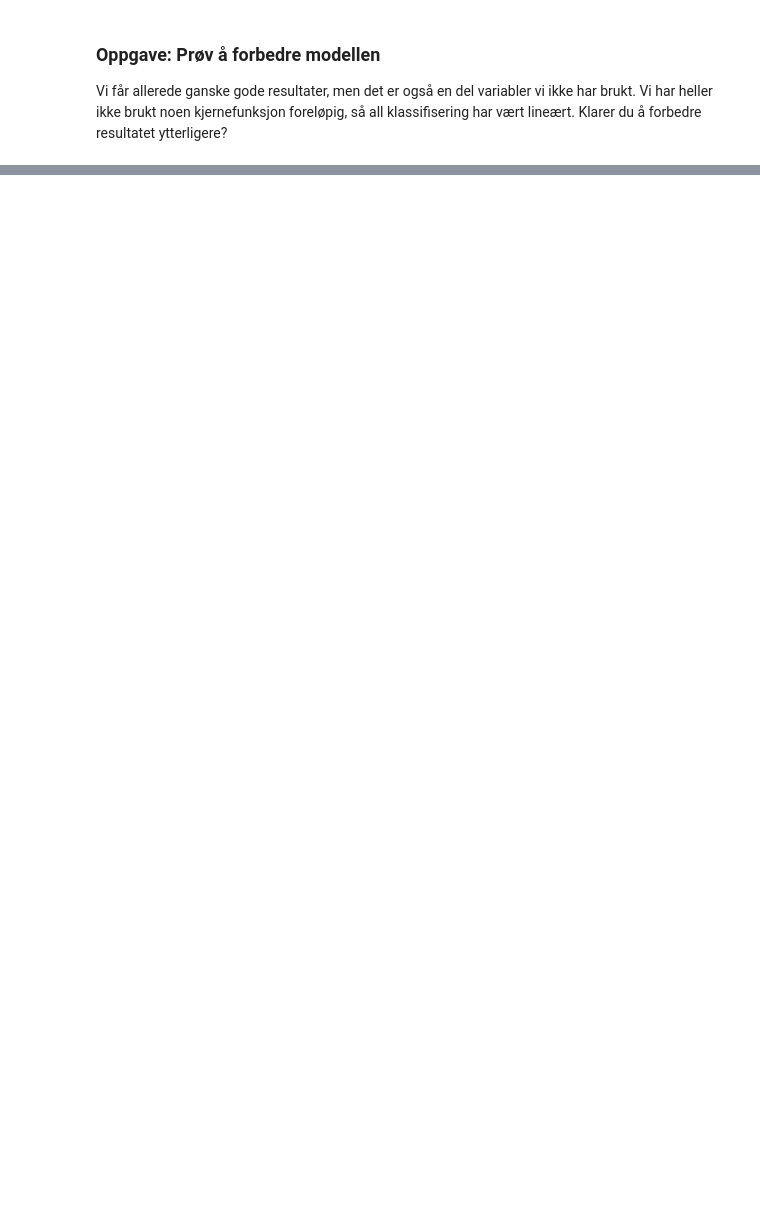
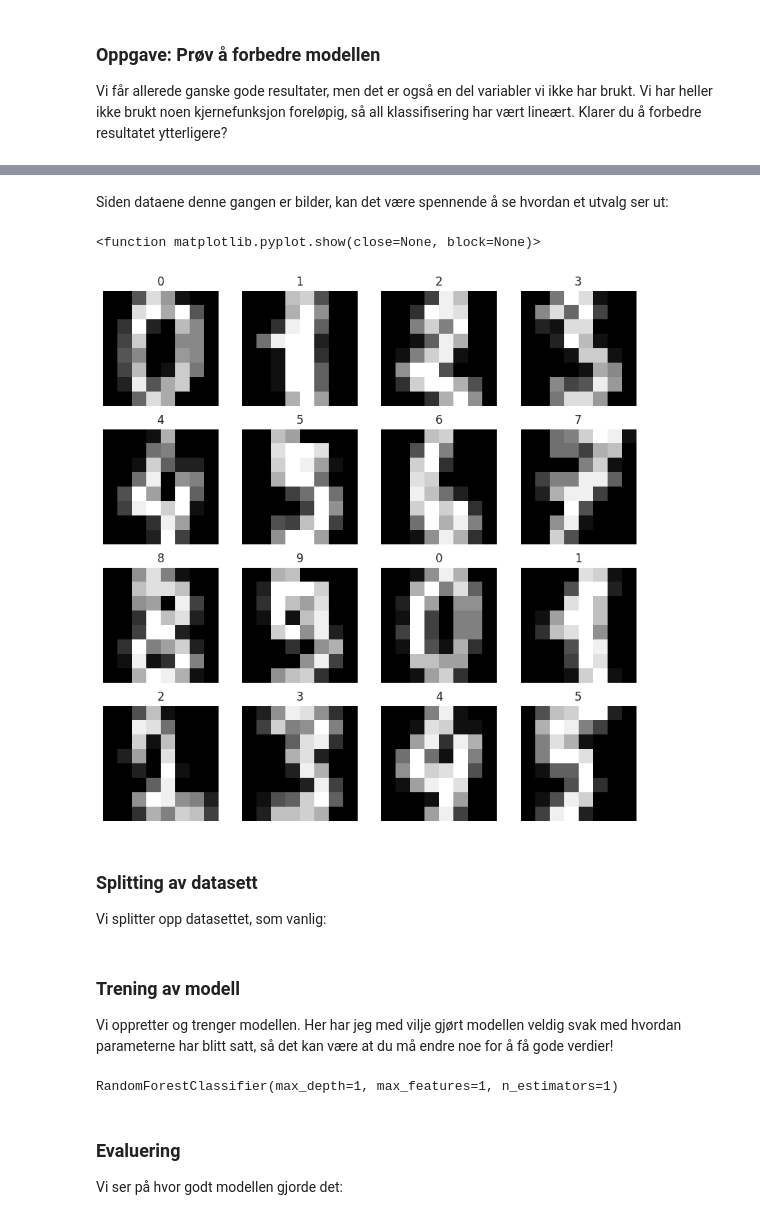
Before and after one commit to eivindlie/ml-workshop-2025, a Jupyter notebook: notebooks/2-classification.ipynb, the cells around one changed output, grey strips where cells are left out. Cells and saved outputs as stored; diff of their text form; code cells hidden in the pictures; blank space fills up the shorter version.

Commit message:
Add sections about decision trees and random forests

```diff
--- a/notebooks/2-classification.ipynb
+++ b/notebooks/2-classification.ipynb
@@ -185,0 +189,5 @@ TODO Legg til seksjon om Decision Trees.
+# %%
+df_iris_dict = sklearn.datasets.load_iris(as_frame=True)
+df_iris = df_iris_dict['data']
+df_iris['target'] = df_iris_dict['target']
+df_iris.head()
@@ -185,0 +204,2 @@ TODO Legg til seksjon om Decision Trees.
+# %%
+df_iris_train, df_iris_test = sklearn.model_selection.train_test_split(df_wine, test_size=0.2, stratify=df_wine['target'])
@@ -185,0 +259,5 @@ TODO Legg til seksjon om Decision Trees.
+# %%
+digits_dict = sklearn.datasets.load_digits(as_frame=True)
+df_digits = digits_dict['data']
+df_digits['target'] = digits_dict['target']
+df_digits.head()
@@ -185,0 +272,17 @@ TODO Legg til seksjon om Decision Trees.
+# %% [markdown]
+Siden dataene denne gangen er bilder, kan det være spennende å se hvordan et utvalg ser ut:
+# %%
+fig = plt.figure(figsize=(10, 10))
+for i in range(16):
+    plt.subplot(4, 4, i+1)
+    image = df_digits.iloc[i, :-1].values.reshape(8, 8)
+    plt.imshow(image, cmap='gray')
+    plt.axis('off')
+    plt.title(df_digits.iloc[i, -1])
+plt.show
+# %% [output]
+<function matplotlib.pyplot.show(close=None, block=None)>
+[figure, added]
+# %% [markdown]
+### Splitting av datasett
+Vi splitter opp datasettet, som vanlig:
@@ -185,0 +291,11 @@ TODO Legg til seksjon om Decision Trees.
+# %% [markdown]
+### Trening av modell
+Vi oppretter og trenger modellen. Her har jeg med vilje gjørt modellen veldig svak med hvordan parameterne har blitt satt, så det kan være at du må endre noe for å få gode verdier!
+# %%
+digits_rf_model = sklearn.ensemble.RandomForestClassifier(n_estimators=1, max_features=1, max_depth=1)
+digits_rf_model.fit(df_digits_train.drop(columns='target'), df_digits_train['target'])
+# %% [output]
+RandomForestClassifier(max_depth=1, max_features=1, n_estimators=1)
+# %% [markdown]
+### Evaluering
+Vi ser på hvor godt modellen gjorde det:
```
Also changed, not shown: parts of 30 cells of this notebook.
